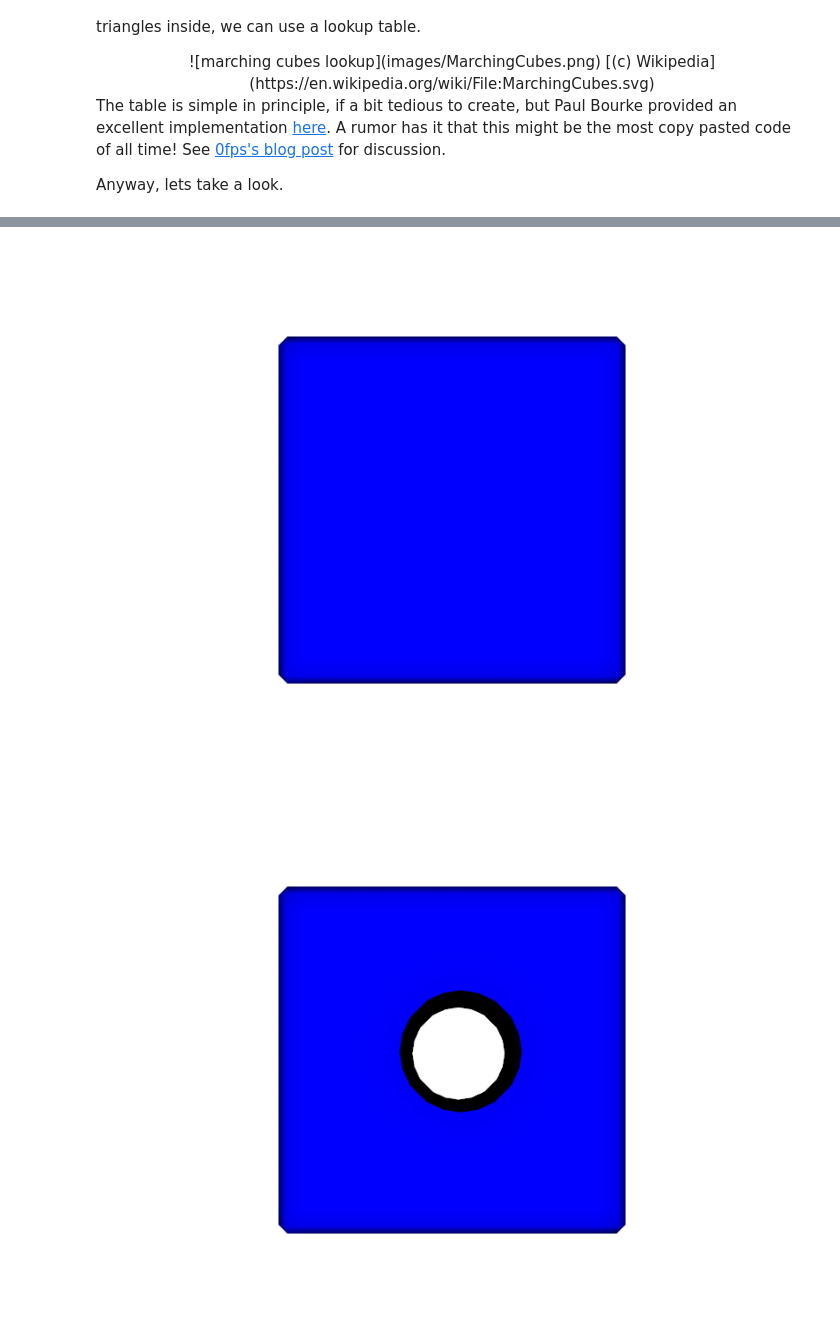
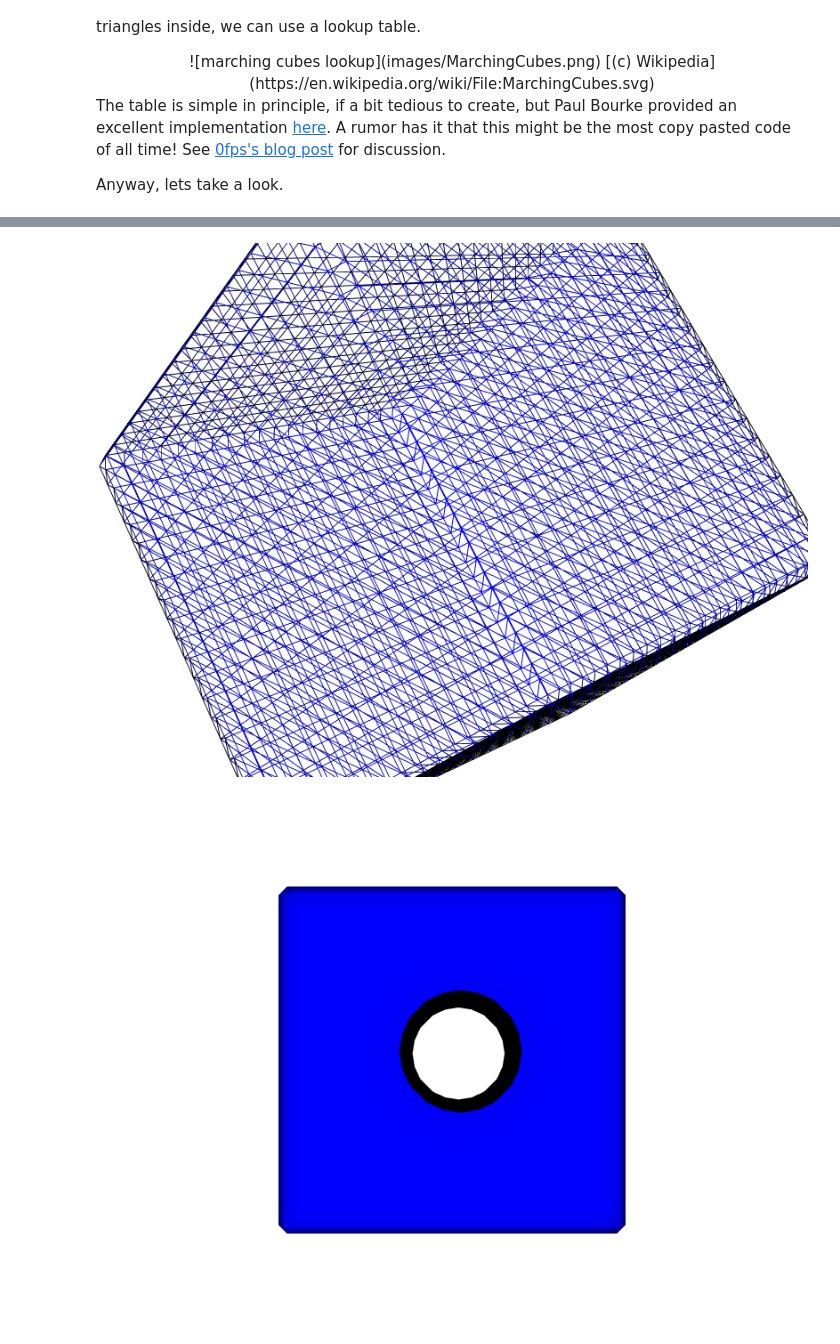
Before and after one commit to str4w/DualContour, a Jupyter notebook: Dual Contouring.ipynb, the cells around one changed output, grey strips where cells are left out. Drawn from its saved outputs; the diff is of its cells as text; code cells hidden in the pictures.

```diff
--- a/Dual Contouring.ipynb
+++ b/Dual Contouring.ipynb
@@ -150,14 +162,14 @@ vtk_show(renderer,800,600)
 # %%
 cube_data=np.zeros((24,24,24),dtype=np.uint8,order='C')
 cube_data[2:-2,2:-2,2:-2]=255
 
 _,cubemesh=MarchingCubes(cube_data,128)
 SetColor(cubemesh,Magenta)
 
-renderer=RenderActors([cubemesh],False)
+renderer=RenderActors([cubemesh],True)
 vtk_show(renderer,800,600)
 # %% [output]
-[figure, old version]
+[figure, new version]
 # %%
 cube_data_with_hole=cube_data*np.uint8(1)
 middle=np.array(cube_data_with_hole.shape)*0.5
```
Also changed, not shown: parts of 9 cells of this notebook, 1 other file.
